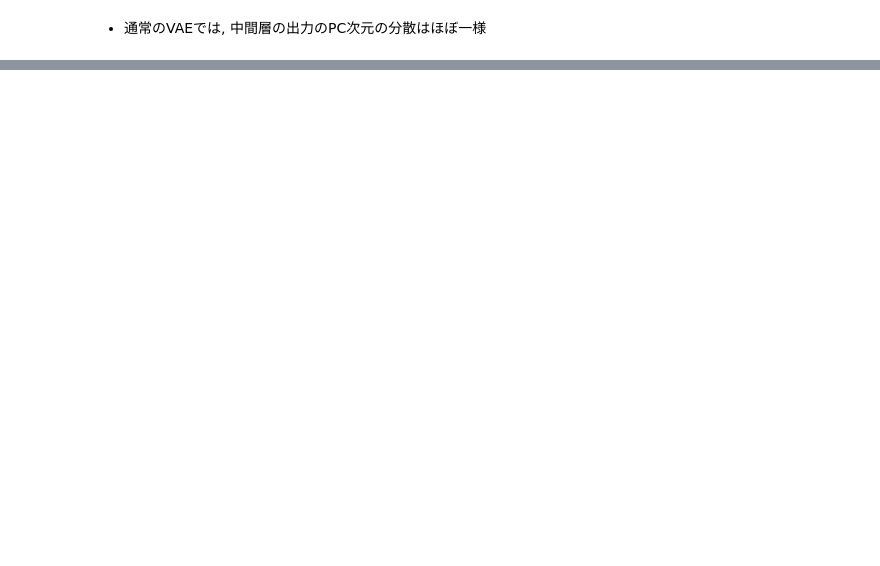
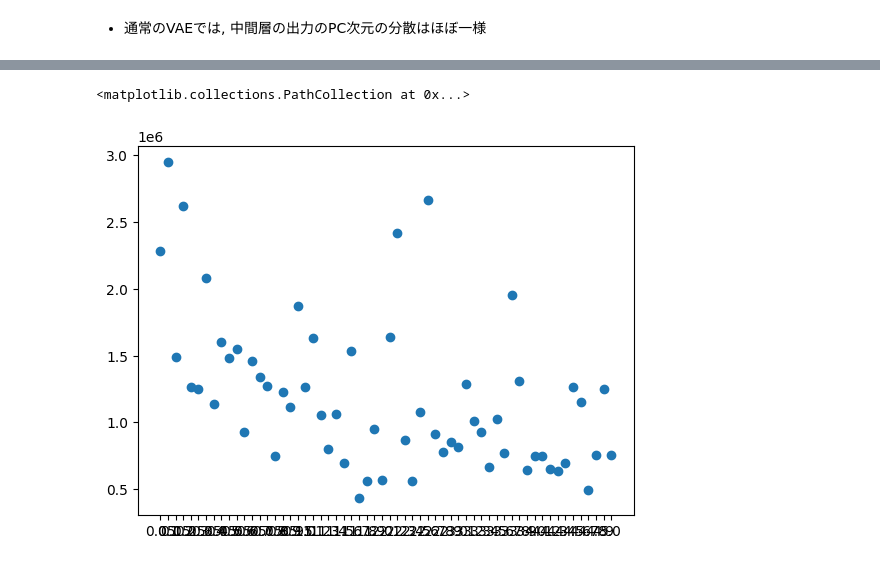
Before and after one commit to hoppiece/power-law-research, a Jupyter notebook: power_law_research/notebooks/01-VAE_fireing_plots.ipynb, the cells around one changed output, grey strips where cells are left out. Saved outputs shown, nothing was run; the diff lists cells and outputs as text; code cells hidden in the pictures; blank space fills up the shorter version.

```diff
--- a/power_law_research/notebooks/01-VAE_fireing_plots.ipynb
+++ b/power_law_research/notebooks/01-VAE_fireing_plots.ipynb
@@ -178 +177,21 @@ Reusing TensorBoard on port 6006 (pid 1149413), started 1:51:22 ago. (Use '!kill
 [interactive output not drawn]
+# %%
+gammas = []
+epoch1_losses = []
+for gamma, value in epoch_loss_dicts.items():
+    gammas.append(gamma)
+    epoch1_losses.append(value["train_loss_epoch_ave"][0].cpu().numpy())
+
+def reject_outliers(data):
+    m = 2
+    u = np.mean(data)
+    s = np.std(data)
+    filtered = [e for e in data if (u - 2 * s < e < u + 2 * s)]
+    return filtered
+
+data = reject_outliers(epoch1_losses)
+
+plt.scatter(gammas[1:], data)
+# %% [output]
+<matplotlib.collections.PathCollection at 0x...>
+[figure, added]
```
Also changed, not shown: parts of 15 cells of this notebook, 3 other files.
